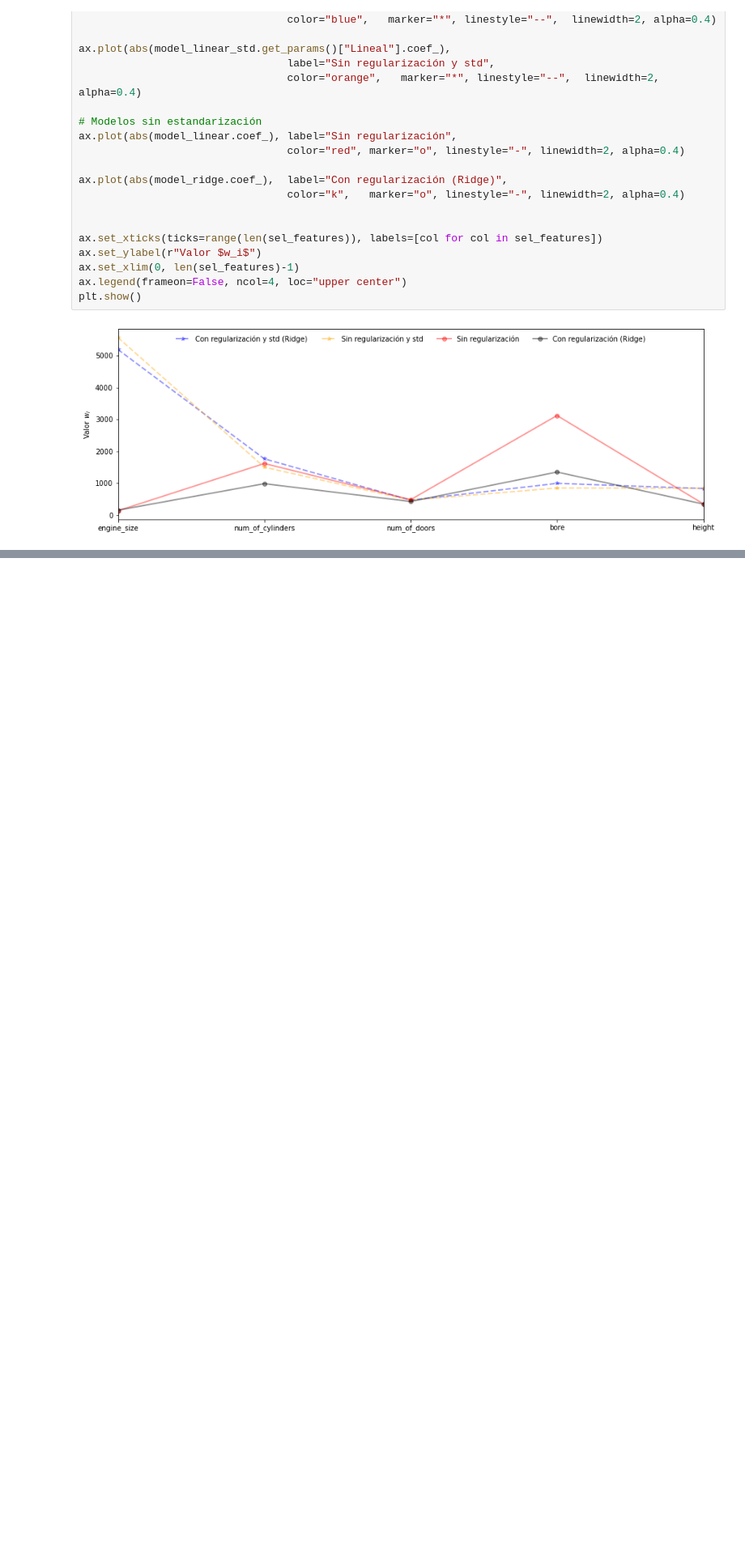
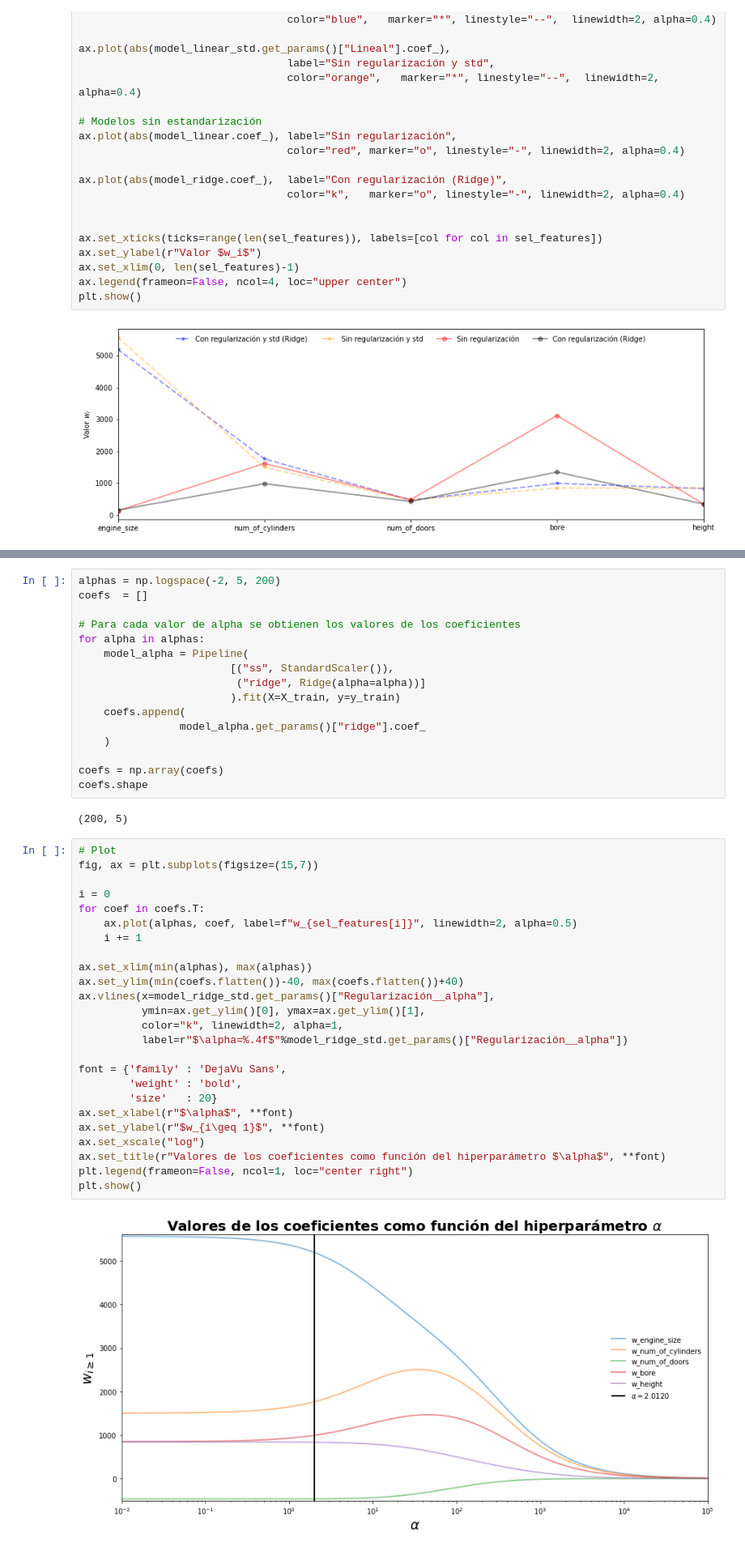
Before and after one commit to hplbrayan/Un-curso-de-Machine-Learning, a Jupyter notebook: 07_ML_Modelos_de_Regresion/N1_Linear_Models.ipynb, the cells around one changed output, grey strips where cells are left out. Shown at 81% size. Cells and saved outputs as stored; diff of their text form; blank space fills up the shorter version.

Commit message:
07.2.3 + análisis dependecia de los parámetros con alpha

```diff
--- a/07_ML_Modelos_de_Regresion/N1_Linear_Models.ipynb
+++ b/07_ML_Modelos_de_Regresion/N1_Linear_Models.ipynb
@@ -389,0 +398,45 @@ Escribir una conclusión
+# %%
+alphas = np.logspace(-2, 5, 200)
+coefs  = []
+
+# Para cada valor de alpha se obtienen los valores de los coeficientes
+for alpha in alphas:
+    model_alpha = Pipeline(
+                        [("ss", StandardScaler()),
+                         ("ridge", Ridge(alpha=alpha))]
+                        ).fit(X=X_train, y=y_train)
+    coefs.append(
+                model_alpha.get_params()["ridge"].coef_
+    )
+
+coefs = np.array(coefs)
+coefs.shape
+# %% [output]
+(200, 5)
+# %%
+# Plot
+fig, ax = plt.subplots(figsize=(15,7))
+
+i = 0
+for coef in coefs.T:
+    ax.plot(alphas, coef, label=f"w_{sel_features[i]}", linewidth=2, alpha=0.5)
+    i += 1
+
+ax.set_xlim(min(alphas), max(alphas))
+ax.set_ylim(min(coefs.flatten())-40, max(coefs.flatten())+40)
+ax.vlines(x=model_ridge_std.get_params()["Regularización__alpha"],
+          ymin=ax.get_ylim()[0], ymax=ax.get_ylim()[1],
+          color="k", linewidth=2, alpha=1,
+          label=r"$\alpha=%.4f$"%model_ridge_std.get_params()["Regularización__alpha"])
+
+font = {'family' : 'DejaVu Sans',
+        'weight' : 'bold',
+        'size'   : 20}
+ax.set_xlabel(r"$\alpha$", **font)
+ax.set_ylabel(r"$w_{i\geq 1}$", **font)
+ax.set_xscale("log")
+ax.set_title(r"Valores de los coeficientes como función del hiperparámetro $\alpha$", **font)
+plt.legend(frameon=False, ncol=1, loc="center right")
+plt.show()
+# %% [output]
+[figure, added]
```
Also changed, not shown: parts of 5 cells of this notebook.
